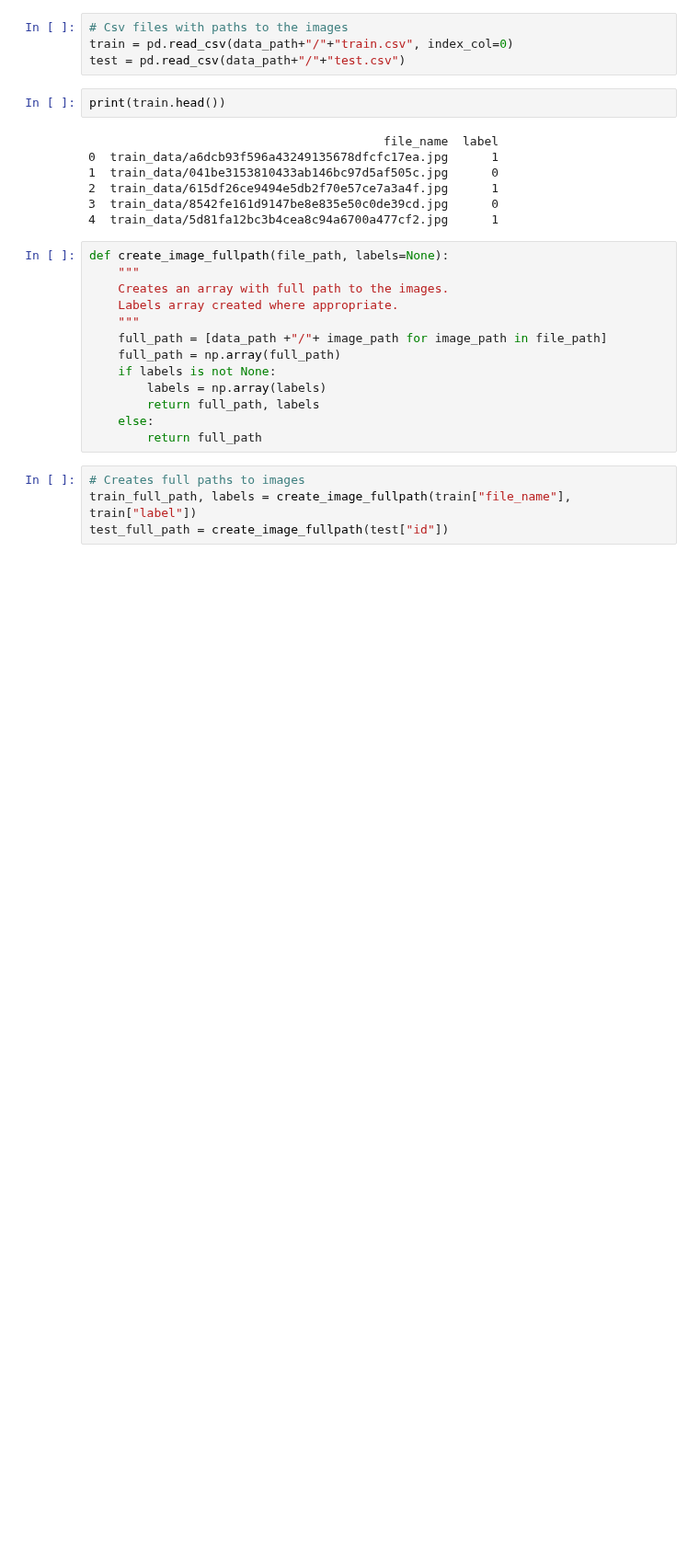
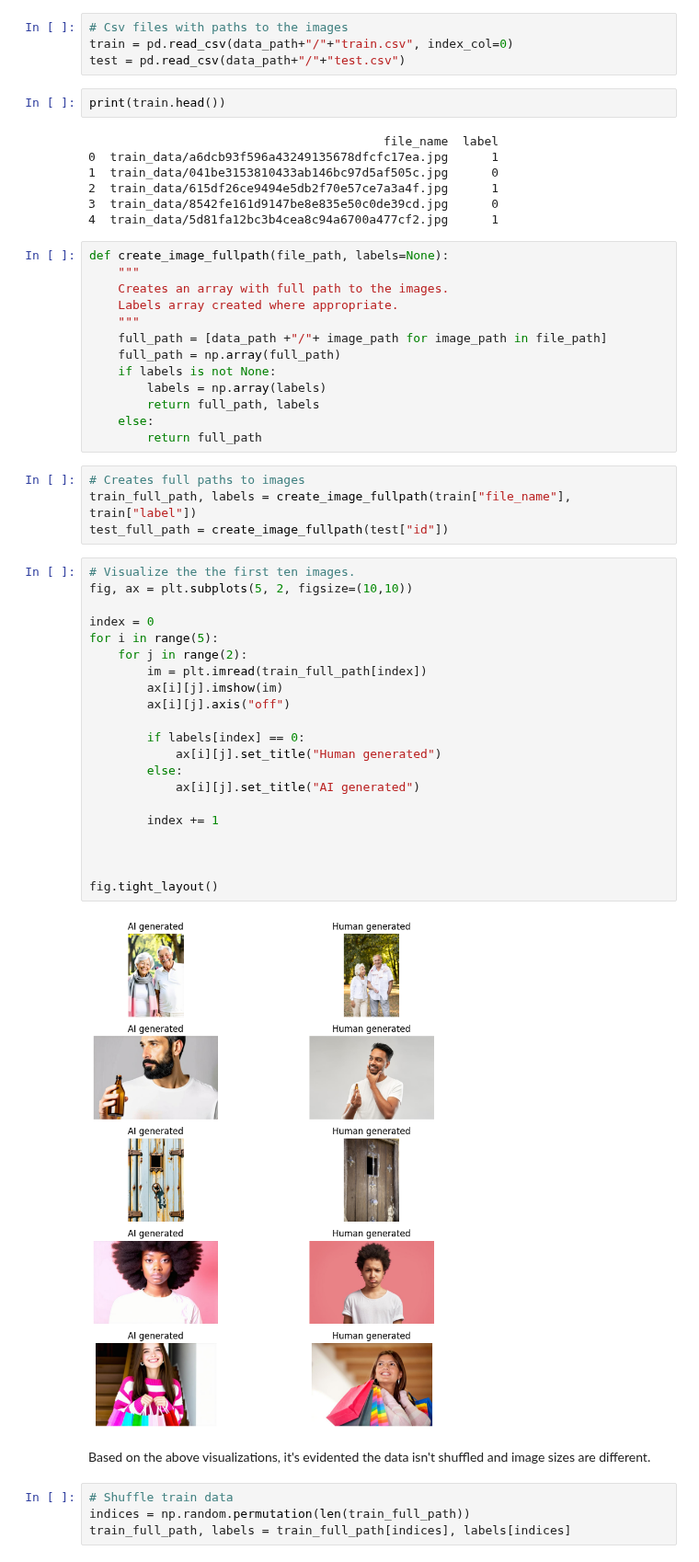
Before and after one commit to kamau96/Data_Science_Android_Web_Development, a Jupyter notebook: Data_Science_Development/Python_Programming/Deep_Computer_Vision/ai_human_images.ipynb, the cells around one changed output. Shown at 92% size. Saved outputs shown, nothing was run; the diff lists cells and outputs as text; blank space fills up the shorter version.

Commit message:
Visuals done

```diff
--- a/Data_Science_Development/Python_Programming/Deep_Computer_Vision/ai_human_images.ipynb
+++ b/Data_Science_Development/Python_Programming/Deep_Computer_Vision/ai_human_images.ipynb
@@ -44,3 +44,32 @@ def create_image_fullpath(file_path, labels=None):
 # Creates full paths to images
 train_full_path, labels = create_image_fullpath(train["file_name"], train["label"])
 test_full_path = create_image_fullpath(test["id"])
+# %%
+# Visualize the the first ten images.
+fig, ax = plt.subplots(5, 2, figsize=(10,10))
+
+index = 0
+for i in range(5):
+    for j in range(2):
+        im = plt.imread(train_full_path[index])
+        ax[i][j].imshow(im)
+        ax[i][j].axis("off")
+
+        if labels[index] == 0:
+            ax[i][j].set_title("Human generated")
+        else:
+            ax[i][j].set_title("AI generated")
+
+        index += 1
+
+
+
+fig.tight_layout()
+# %% [output]
+[figure, added]
+# %% [markdown]
+Based on the above visualizations, it's evidented the data isn't shuffled and image sizes are different.
+# %%
+# Shuffle train data
+indices = np.random.permutation(len(train_full_path))
+train_full_path, labels = train_full_path[indices], labels[indices]
```
